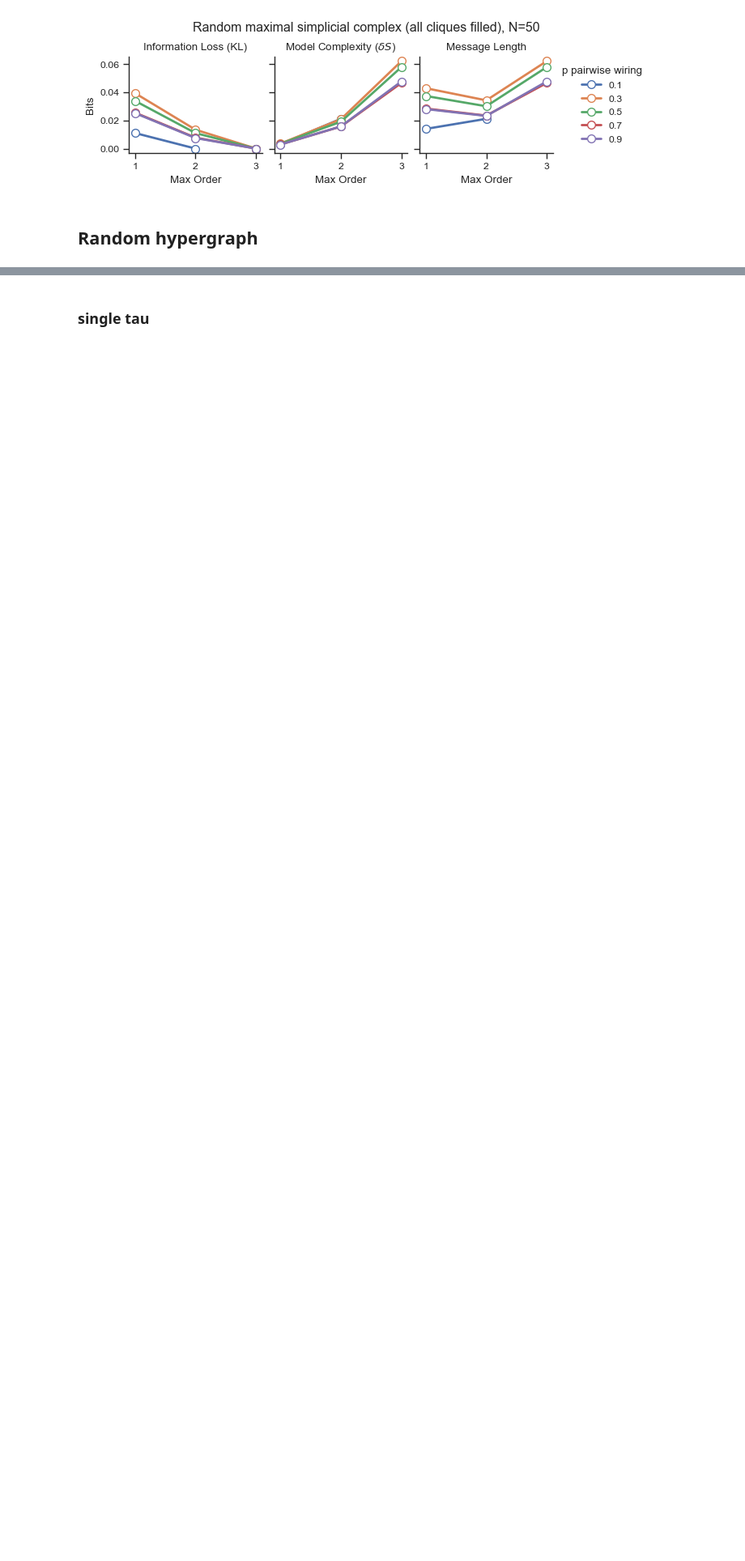
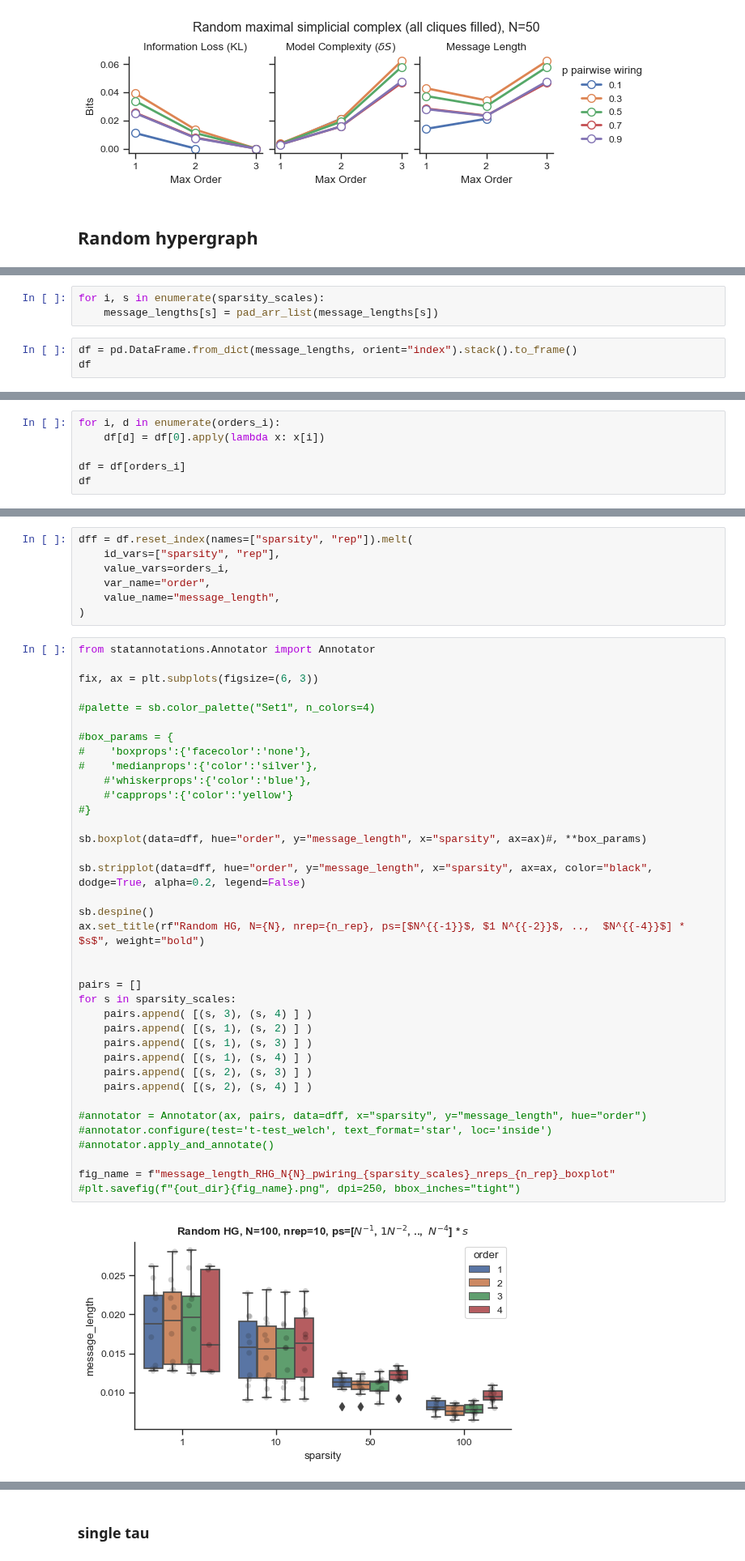
Before and after one commit to maximelucas/hypergraph_reducibility, a Jupyter notebook: notebooks/figure_1_single_tau-synthetic-tests.ipynb, the cells around one changed output, grey strips where cells are left out. Shown at 81% size. Drawn from its saved outputs; the diff is of its cells as text; blank space fills up the shorter version.

```diff
--- a/notebooks/figure_1_single_tau-synthetic-tests.ipynb
+++ b/notebooks/figure_1_single_tau-synthetic-tests.ipynb
@@ -248,0 +516,6 @@ plt.show()
+# %%
+for i, s in enumerate(sparsity_scales):
+    message_lengths[s] = pad_arr_list(message_lengths[s])
+# %%
+df = pd.DataFrame.from_dict(message_lengths, orient="index").stack().to_frame()
+df
@@ -248,0 +540,6 @@ plt.show()
+# %%
+for i, d in enumerate(orders_i):
+    df[d] = df[0].apply(lambda x: x[i])
+
+df = df[orders_i]
+df
@@ -248,0 +564,46 @@ plt.show()
+# %%
+dff = df.reset_index(names=["sparsity", "rep"]).melt(
+    id_vars=["sparsity", "rep"],
+    value_vars=orders_i,
+    var_name="order",
+    value_name="message_length",
+)
+# %%
+from statannotations.Annotator import Annotator
+
+fix, ax = plt.subplots(figsize=(6, 3))
+
+#palette = sb.color_palette("Set1", n_colors=4)
+
+#box_params = {
+#    'boxprops':{'facecolor':'none'},
+#    'medianprops':{'color':'silver'},
+    #'whiskerprops':{'color':'blue'},
+    #'capprops':{'color':'yellow'}
+#}
+
+sb.boxplot(data=dff, hue="order", y="message_length", x="sparsity", ax=ax)#, **box_params)
+
+sb.stripplot(data=dff, hue="order", y="message_length", x="sparsity", ax=ax, color="black", dodge=True, alpha=0.2, legend=False)
+
+sb.despine()
+ax.set_title(rf"Random HG, N={N}, nrep={n_rep}, ps=[$N^{{-1}}$, $1 N^{{-2}}$, ..,  $N^{{-4}}$] * $s$", weight="bold")
+
+
+pairs = []
+for s in sparsity_scales:
+    pairs.append( [(s, 3), (s, 4) ] )
+    pairs.append( [(s, 1), (s, 2) ] )
+    pairs.append( [(s, 1), (s, 3) ] )
+    pairs.append( [(s, 1), (s, 4) ] )
+    pairs.append( [(s, 2), (s, 3) ] )
+    pairs.append( [(s, 2), (s, 4) ] )
+
+#annotator = Annotator(ax, pairs, data=dff, x="sparsity", y="message_length", hue="order")
+#annotator.configure(test='t-test_welch', text_format='star', loc='inside')
+#annotator.apply_and_annotate()
+
+fig_name = f"message_length_RHG_N{N}_pwiring_{sparsity_scales}_nreps_{n_rep}_boxplot"
+#plt.savefig(f"{out_dir}{fig_name}.png", dpi=250, bbox_inches="tight")
+# %% [output]
+[figure, added]
```
Also changed, not shown: parts of 18 cells of this notebook, 9 other files.
